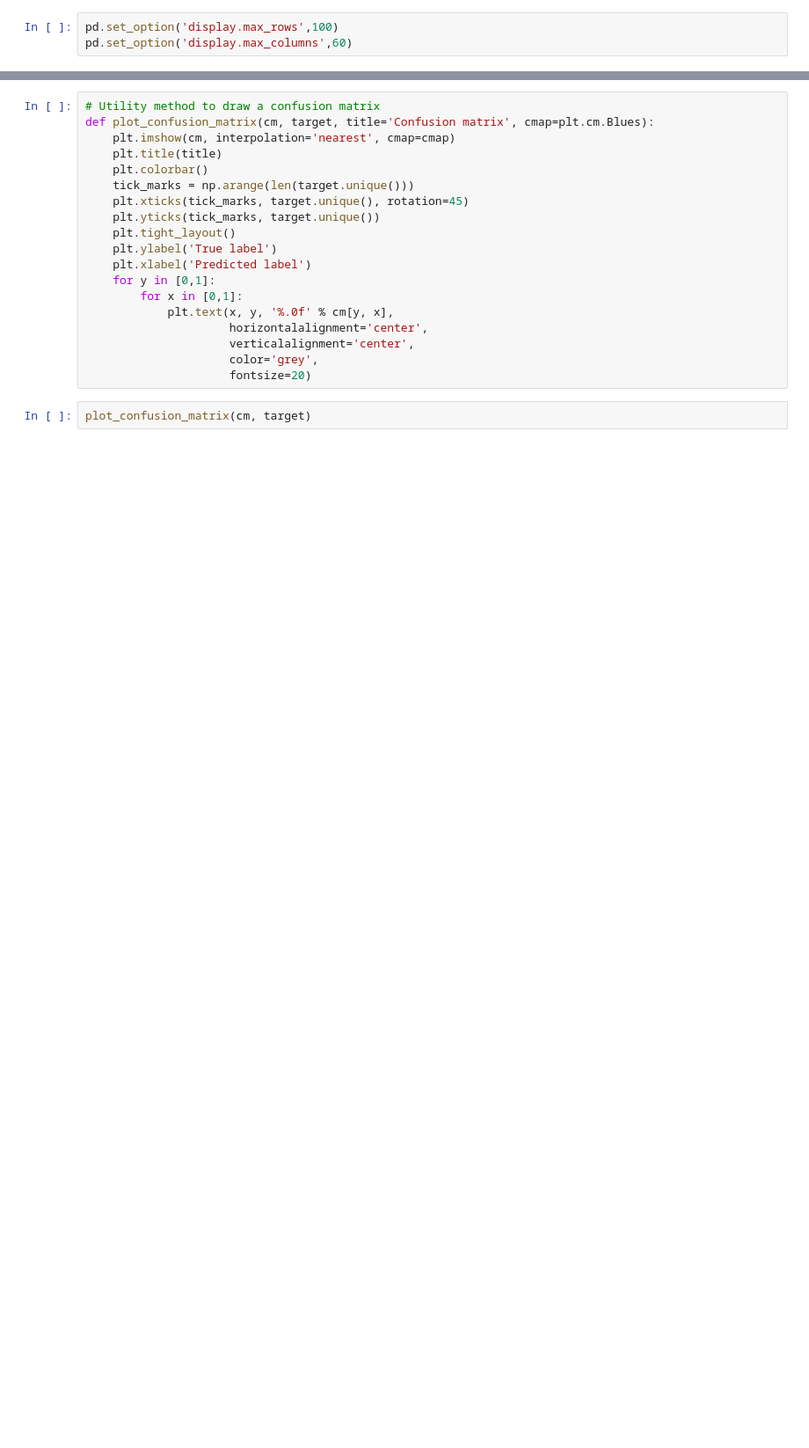
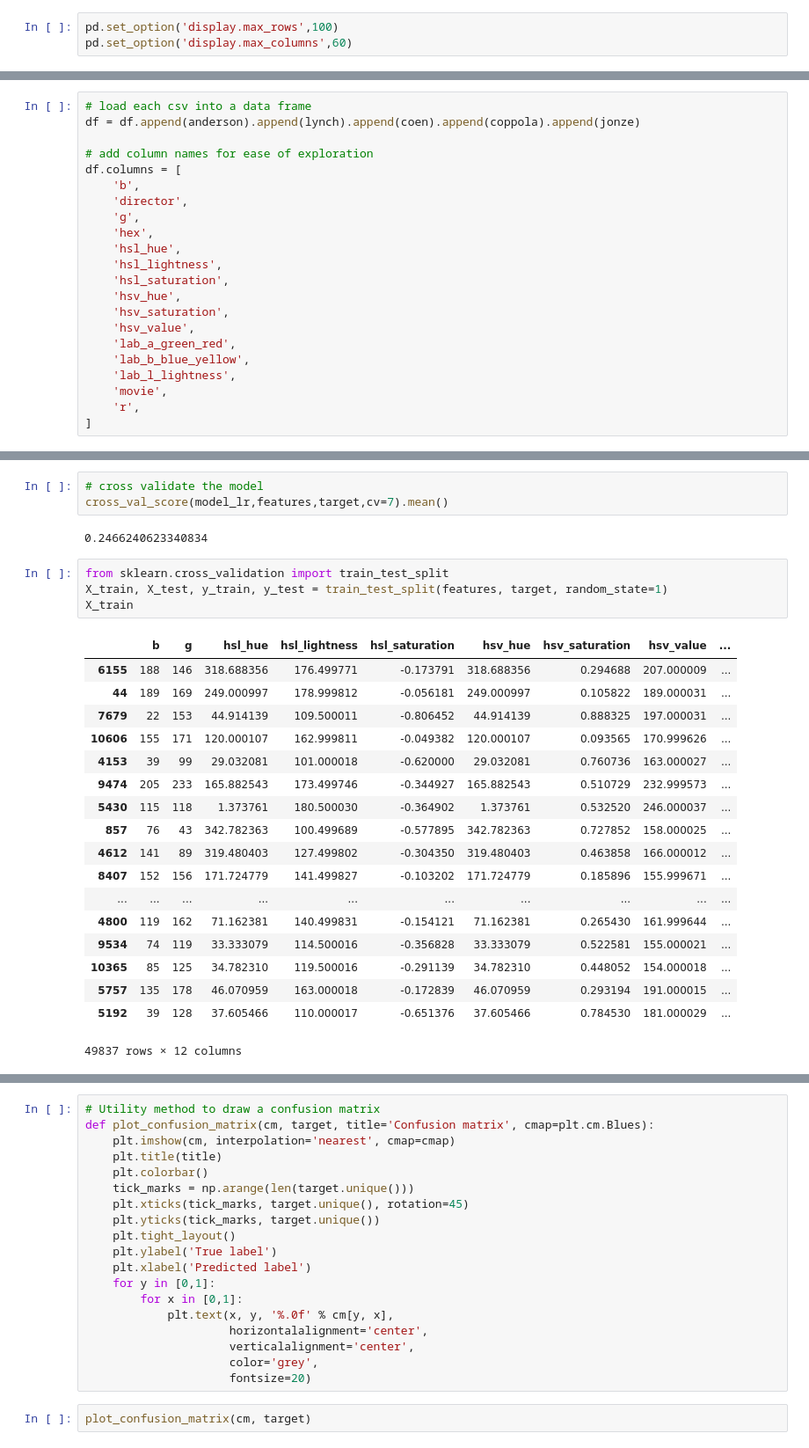
Before and after one commit to marsjoy/wesandersone, a Jupyter notebook: notebooks/Initial_Exploration.ipynb, the cells around one changed output, grey strips where cells are left out. Shown at 88% size. Saved outputs shown, nothing was run; the diff lists cells and outputs as text; blank space fills up the shorter version.

```diff
--- a/notebooks/Initial_Exploration.ipynb
+++ b/notebooks/Initial_Exploration.ipynb
@@ -183,0 +77,22 @@ array([[ 75, 243],
+# %%
+# load each csv into a data frame
+df = df.append(anderson).append(lynch).append(coen).append(coppola).append(jonze)
+
+# add column names for ease of exploration
+df.columns = [
+    'b',
+    'director',
+    'g',
+    'hex',
+    'hsl_hue',
+    'hsl_lightness',
+    'hsl_saturation',
+    'hsv_hue',
+    'hsv_saturation',
+    'hsv_value',
+    'lab_a_green_red',
+    'lab_b_blue_yellow',
+    'lab_l_lightness',
+    'movie',
+    'r',
+]
@@ -183,0 +171,28 @@ array([[ 75, 243],
+# %%
+# cross validate the model
+cross_val_score(model_lr,features,target,cv=7).mean()
+# %% [output]
+0.2466240623340834
+# %%
+from sklearn.cross_validation import train_test_split
+X_train, X_test, y_train, y_test = train_test_split(features, target, random_state=1)
+X_train
+# %% [output]
+|  | b | g | hsl_hue | hsl_lightness | hsl_saturation | hsv_hue | hsv_saturation | hsv_value | ... |
+| 6155 | 188 | 146 | 318.688356 | 176.499771 | -0.173791 | 318.688356 | 0.294688 | 207.000009 | ... |
+| 44 | 189 | 169 | 249.000997 | 178.999812 | -0.056181 | 249.000997 | 0.105822 | 189.000031 | ... |
+| 7679 | 22 | 153 | 44.914139 | 109.500011 | -0.806452 | 44.914139 | 0.888325 | 197.000031 | ... |
+| 10606 | 155 | 171 | 120.000107 | 162.999811 | -0.049382 | 120.000107 | 0.093565 | 170.999626 | ... |
+| 4153 | 39 | 99 | 29.032081 | 101.000018 | -0.620000 | 29.032081 | 0.760736 | 163.000027 | ... |
+| 9474 | 205 | 233 | 165.882543 | 173.499746 | -0.344927 | 165.882543 | 0.510729 | 232.999573 | ... |
+| 5430 | 115 | 118 | 1.373761 | 180.500030 | -0.364902 | 1.373761 | 0.532520 | 246.000037 | ... |
+| 857 | 76 | 43 | 342.782363 | 100.499689 | -0.577895 | 342.782363 | 0.727852 | 158.000025 | ... |
+| 4612 | 141 | 89 | 319.480403 | 127.499802 | -0.304350 | 319.480403 | 0.463858 | 166.000012 | ... |
+| 8407 | 152 | 156 | 171.724779 | 141.499827 | -0.103202 | 171.724779 | 0.185896 | 155.999671 | ... |
+| ... | ... | ... | ... | ... | ... | ... | ... | ... | ... |
+| 4800 | 119 | 162 | 71.162381 | 140.499831 | -0.154121 | 71.162381 | 0.265430 | 161.999644 | ... |
+| 9534 | 74 | 119 | 33.333079 | 114.500016 | -0.356828 | 33.333079 | 0.522581 | 155.000021 | ... |
+| 10365 | 85 | 125 | 34.782310 | 119.500016 | -0.291139 | 34.782310 | 0.448052 | 154.000018 | ... |
+| 5757 | 135 | 178 | 46.070959 | 163.000018 | -0.172839 | 46.070959 | 0.293194 | 191.000015 | ... |
+| 5192 | 39 | 128 | 37.605466 | 110.000017 | -0.651376 | 37.605466 | 0.784530 | 181.000029 | ... |
+49837 rows × 12 columns
```
Also changed, not shown: parts of 42 cells of this notebook, 4 other files.
